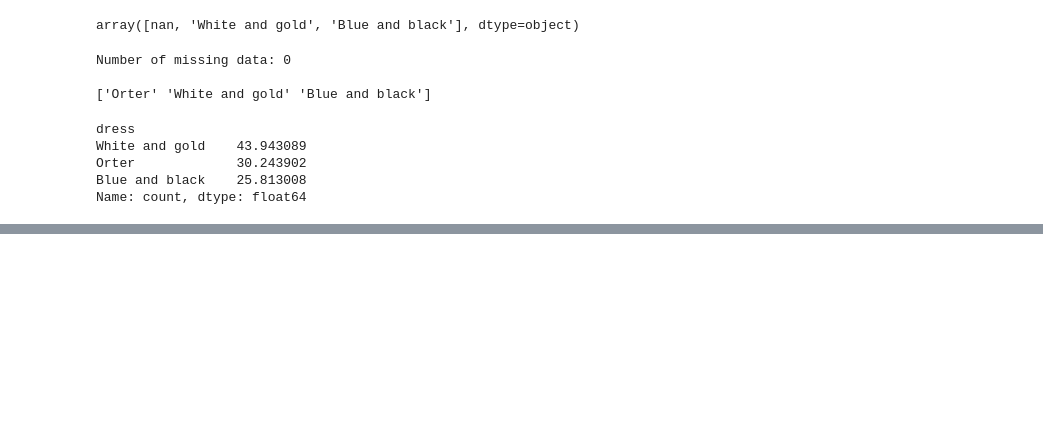
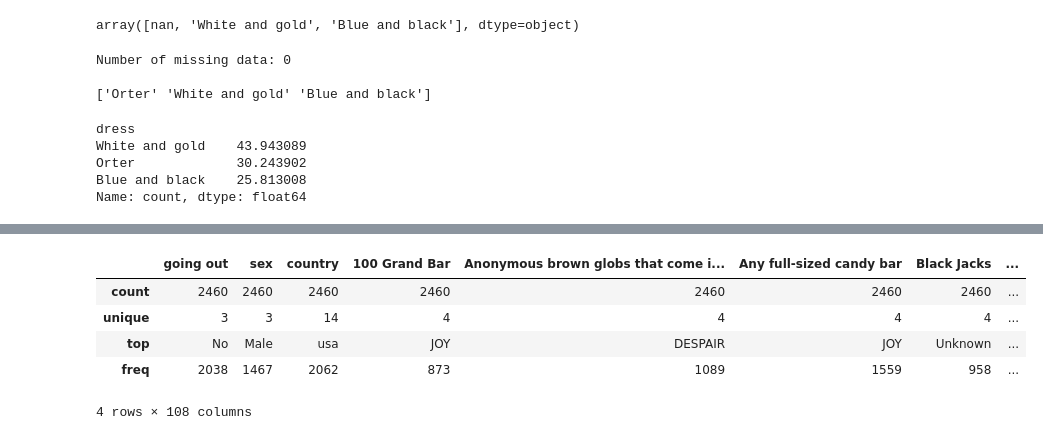
Before and after one commit to kridsadee/P1_Data_Cleansing, a Jupyter notebook: p1_cleaning_data.ipynb, the cells around one changed output, grey strips where cells are left out. Drawn from its saved outputs; the diff is of its cells as text; code cells hidden in the pictures; blank space fills up the shorter version.

```diff
--- a/p1_cleaning_data.ipynb
+++ b/p1_cleaning_data.ipynb
@@ -426,0 +464,5 @@ Name: count, dtype: float64
+# %%
+# loop through last 4 columns
+for col in data.columns[-4:]:
+    print(f"{col}")
+    print(data[col].unique())
@@ -426,0 +524,10 @@ Name: count, dtype: float64
+# %%
+des = data.describe(include=['O'])
+des
+# %% [output]
+|  | going out | sex | country | 100 Grand Bar | Anonymous brown globs that come i... | Any full-sized candy bar | Black Jacks | ... |
+| count | 2460 | 2460 | 2460 | 2460 | 2460 | 2460 | 2460 | ... |
+| unique | 3 | 3 | 14 | 4 | 4 | 4 | 4 | ... |
+| top | No | Male | usa | JOY | DESPAIR | JOY | Unknown | ... |
+| freq | 2038 | 1467 | 2062 | 873 | 1089 | 1559 | 958 | ... |
+4 rows × 108 columns
```
Also changed, not shown: parts of 21 cells of this notebook.
